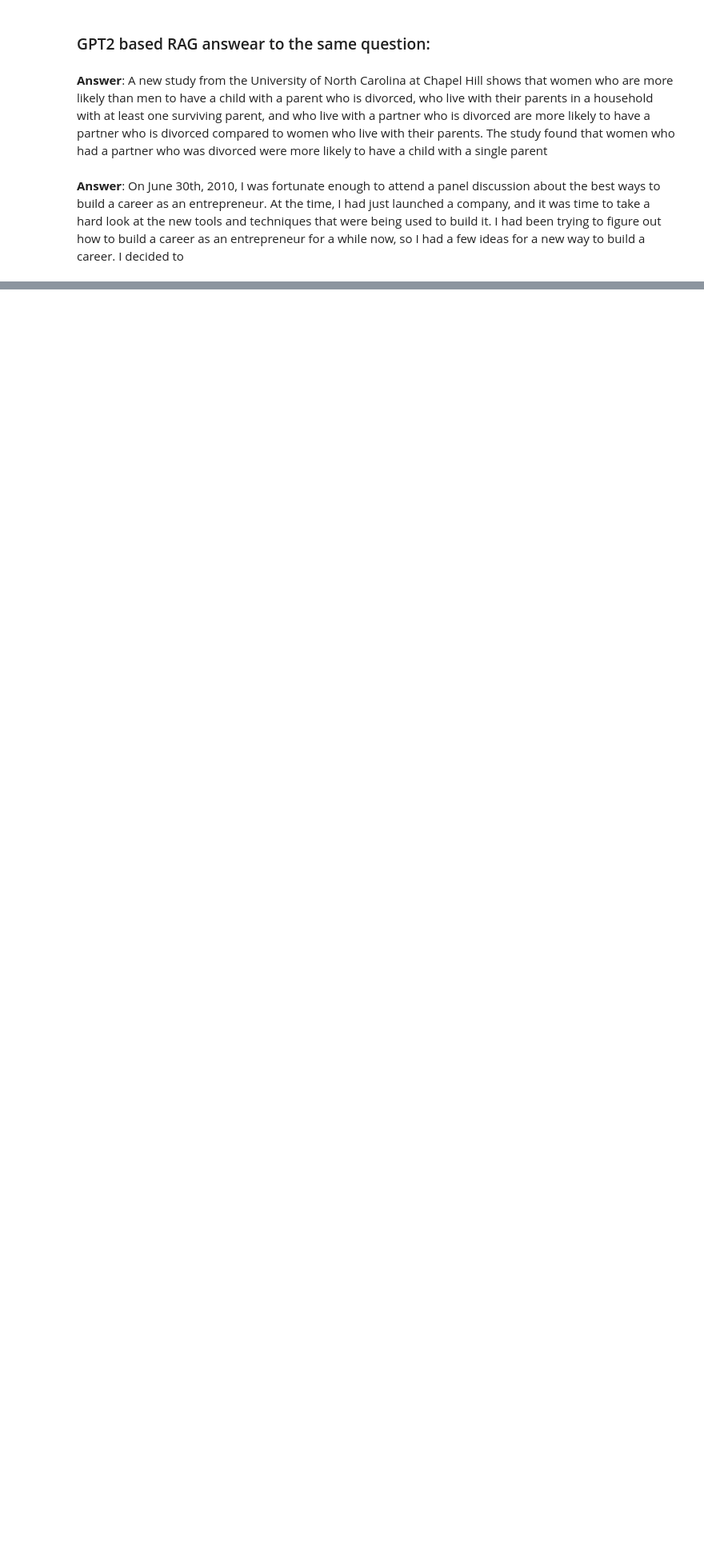
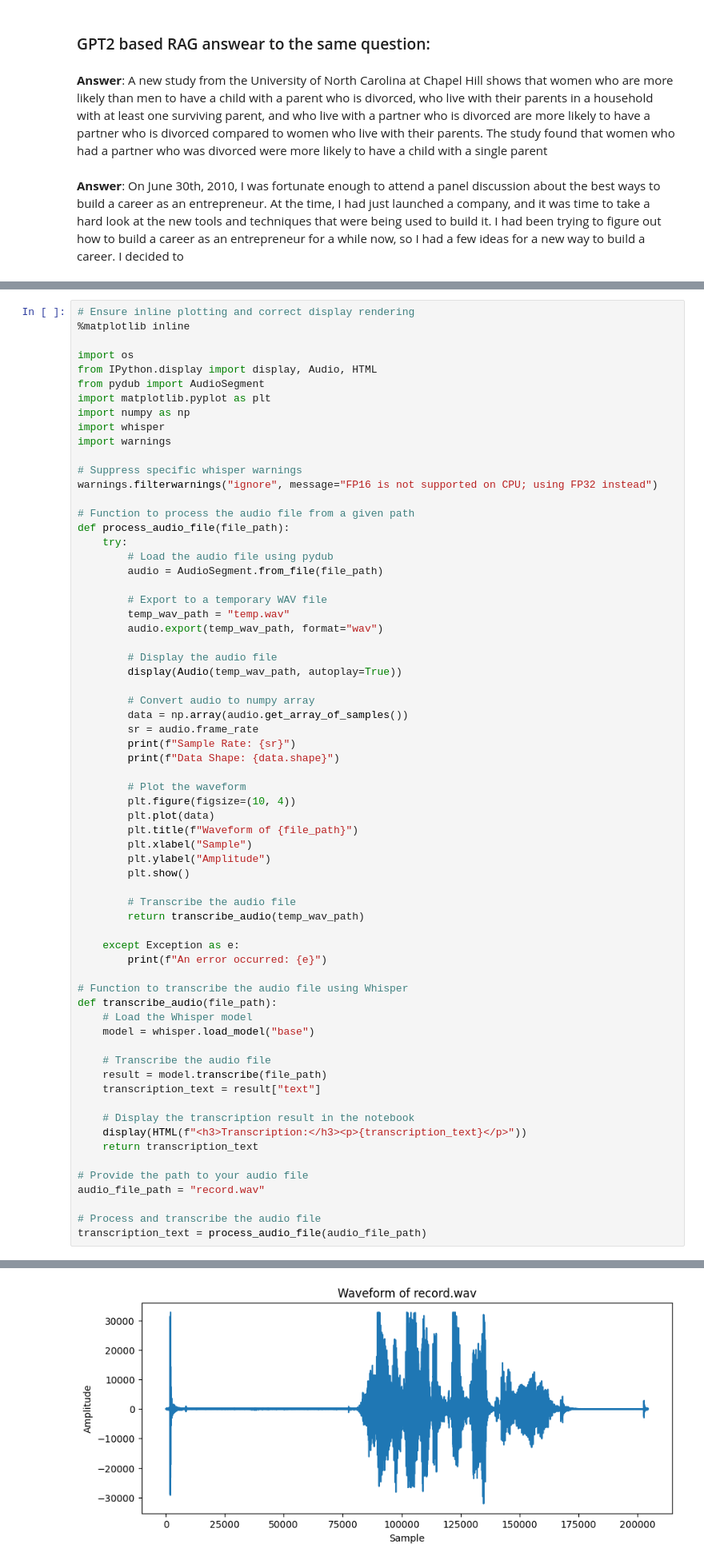
Before and after one commit to mj300405/RAG_eli5, a Jupyter notebook: nlp_gemma_rag.ipynb, the cells around one changed output, grey strips where cells are left out. Shown at 80% size. Saved outputs shown, nothing was run; the diff lists cells and outputs as text; blank space fills up the shorter version.

```diff
--- a/nlp_gemma_rag.ipynb
+++ b/nlp_gemma_rag.ipynb
@@ -1028,0 +1038,67 @@ for a new way to build a career. I decided to
+# %%
+# Ensure inline plotting and correct display rendering
+%matplotlib inline
+
+import os
+from IPython.display import display, Audio, HTML
+from pydub import AudioSegment
+import matplotlib.pyplot as plt
+import numpy as np
+import whisper
+import warnings
+
+# Suppress specific whisper warnings
+warnings.filterwarnings("ignore", message="FP16 is not supported on CPU; using FP32 instead")
+
+# Function to process the audio file from a given path
+def process_audio_file(file_path):
+    try:
+        # Load the audio file using pydub
+        audio = AudioSegment.from_file(file_path)
+
+        # Export to a temporary WAV file
+        temp_wav_path = "temp.wav"
+        audio.export(temp_wav_path, format="wav")
+
+        # Display the audio file
+        display(Audio(temp_wav_path, autoplay=True))
+
+        # Convert audio to numpy array
+        data = np.array(audio.get_array_of_samples())
+        sr = audio.frame_rate
+        print(f"Sample Rate: {sr}")
+        print(f"Data Shape: {data.shape}")
+
+        # Plot the waveform
+        plt.figure(figsize=(10, 4))
+        plt.plot(data)
+        plt.title(f"Waveform of {file_path}")
+        plt.xlabel("Sample")
+        plt.ylabel("Amplitude")
+        plt.show()
+
+        # Transcribe the audio file
+        return transcribe_audio(temp_wav_path)
+
+    except Exception as e:
+        print(f"An error occurred: {e}")
+
+# Function to transcribe the audio file using Whisper
+def transcribe_audio(file_path):
+    # Load the Whisper model
+    model = whisper.load_model("base")
+
+    # Transcribe the audio file
+    result = model.transcribe(file_path)
+    transcription_text = result["text"]
+
+    # Display the transcription result in the notebook
+    display(HTML(f"<h3>Transcription:</h3><p>{transcription_text}</p>"))
+    return transcription_text
+
+# Provide the path to your audio file
+audio_file_path = "record.wav"
+
+# Process and transcribe the audio file
+transcription_text = process_audio_file(audio_file_path)
+# %% [output]
@@ -1028,0 +1108 @@ for a new way to build a career. I decided to
+[figure, added]
```
Also changed, not shown: parts of 25 cells of this notebook.
